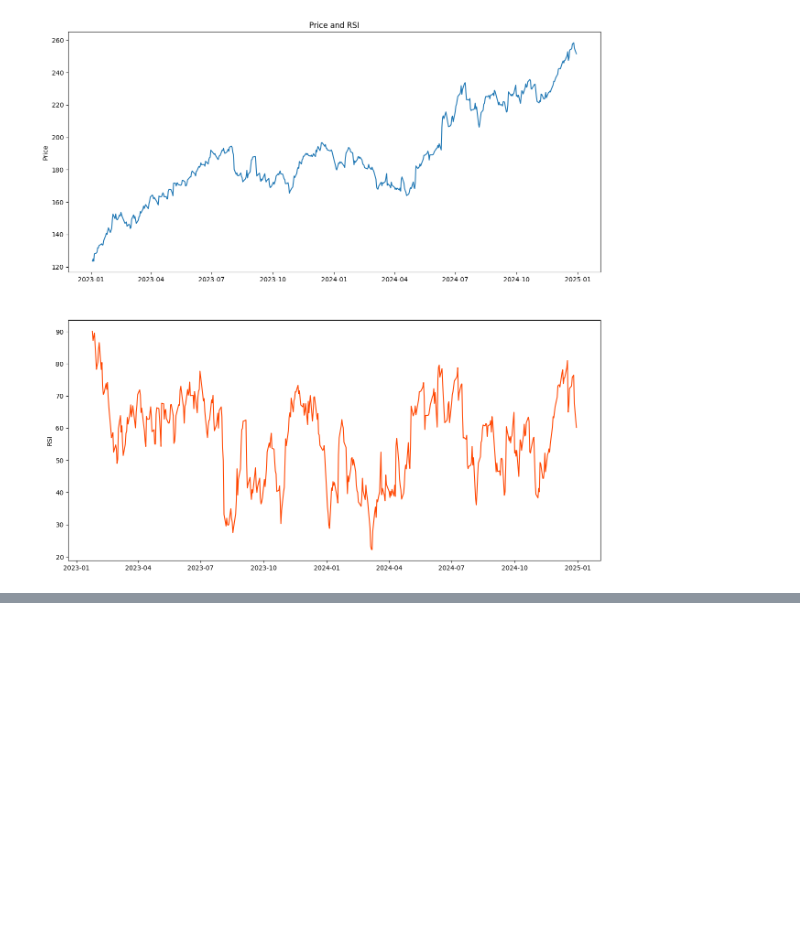
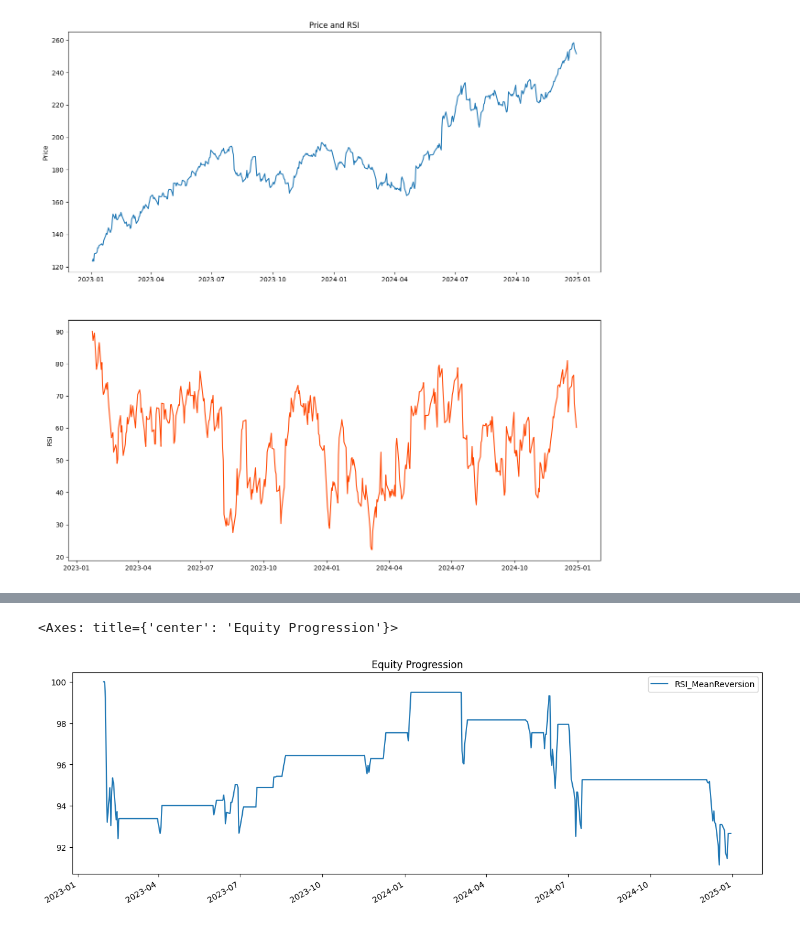
Before and after one commit to Mayahm04/Financial_Trading, a Jupyter notebook: project.ipynb, the cells around one changed output, grey strips where cells are left out. Saved outputs shown, nothing was run; the diff lists cells and outputs as text; code cells hidden in the pictures; blank space fills up the shorter version.

Commit message:
backtesting

```diff
--- a/project.ipynb
+++ b/project.ipynb
@@ -108,0 +141,14 @@ prices.columns = ['AAPL']
+# %%
+#testing RSI strat
+signal.rename(columns = {0:'AAPL'}, inplace = True) #important de renommer
+# %%
+bt_strategy = bt.Strategy('RSI_MeanReversion',
+                          [bt.algos.WeighTarget(signal),
+                           bt.algos.Rebalance()])
+# %%
+bt_backtest = bt.Backtest(bt_strategy, prices)
+bt_result = bt.run(bt_backtest)
+bt_result.plot()
+# %% [output]
+<Axes: title={'center': 'Equity Progression'}>
+[figure, added]
```
Also changed, not shown: parts of 14 cells of this notebook.
